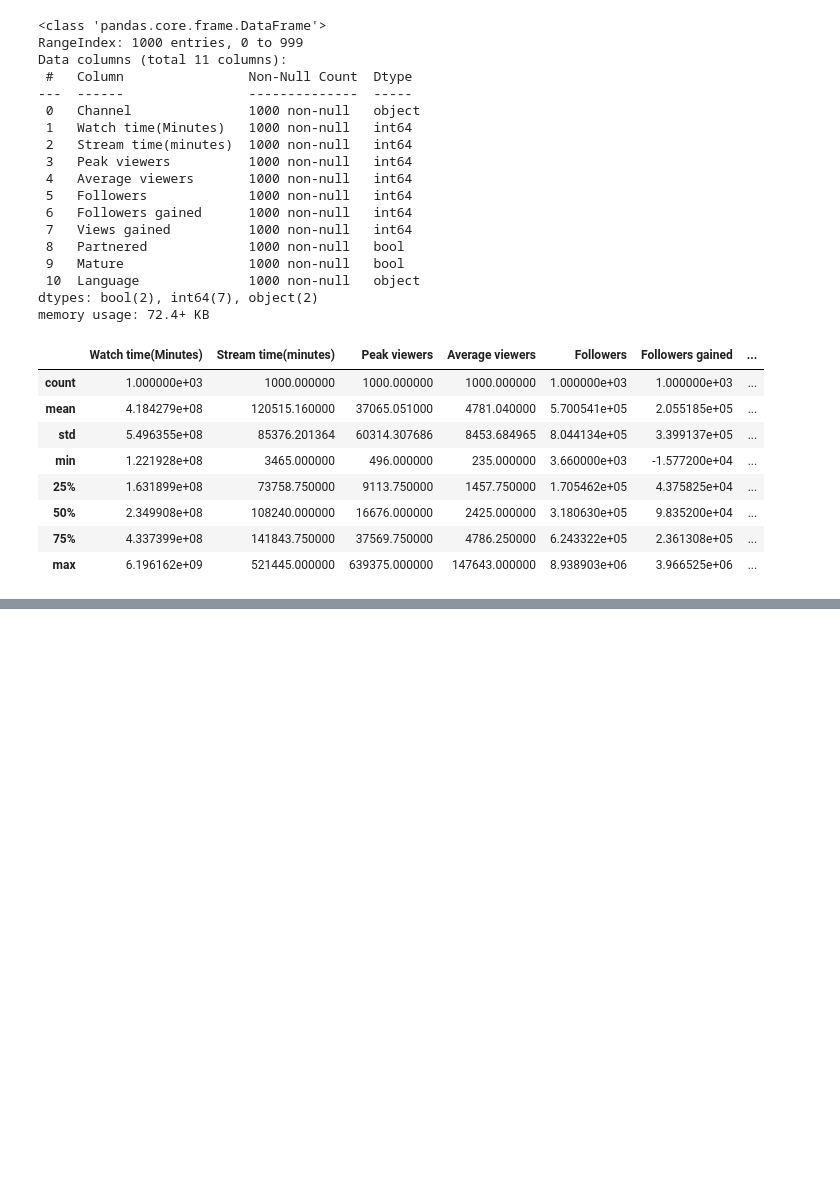
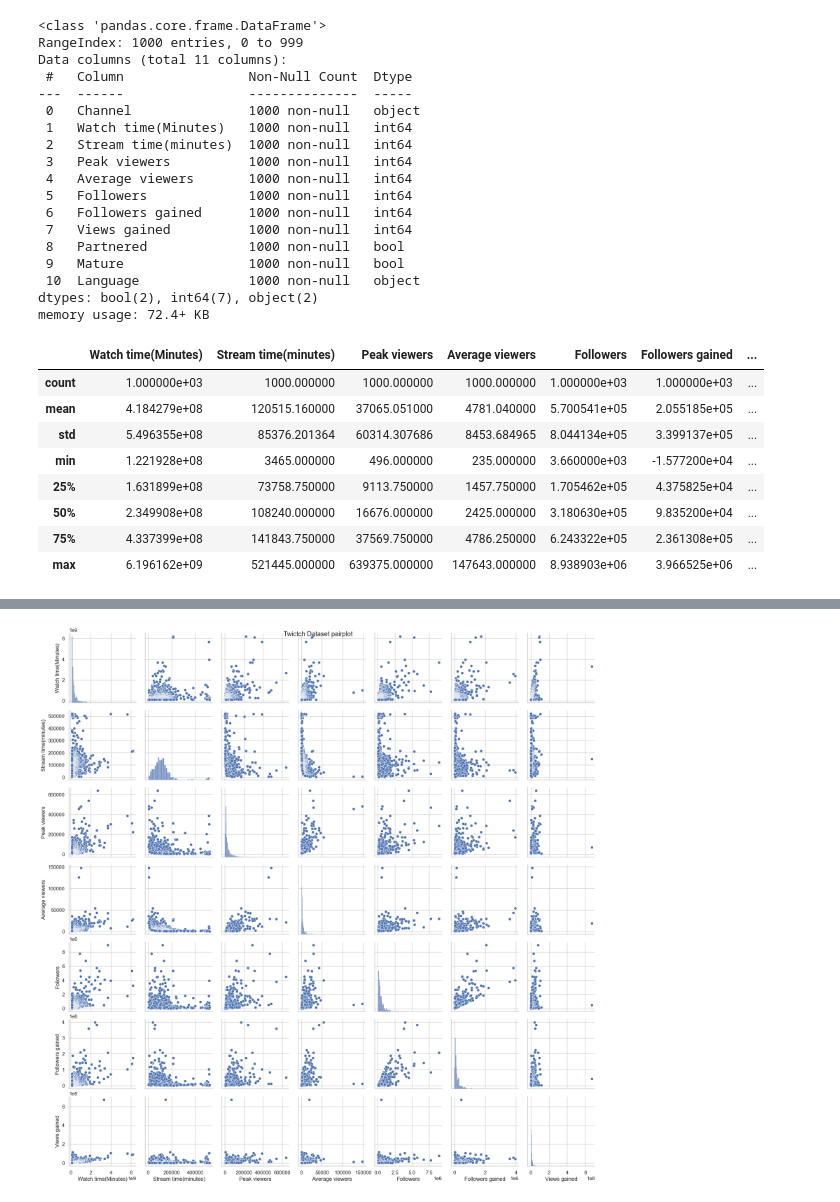
Before and after one commit to datasheng/csc460-Assignment4-William-Ng, a Jupyter notebook: EDA_assignment.ipynb, the cells around one changed output, grey strips where cells are left out. Cells and saved outputs as stored; diff of their text form; code cells hidden in the pictures; blank space fills up the shorter version.

```diff
--- a/EDA_assignment.ipynb
+++ b/EDA_assignment.ipynb
@@ -55,0 +121,6 @@ df.head()
+# %%
+sns.pairplot(df[num_cols])
+plt.suptitle("Twictch Dataset pairplot")
+plt.show()
+# %% [output]
+[figure, added]
```
Also changed, not shown: parts of 5 cells of this notebook.
